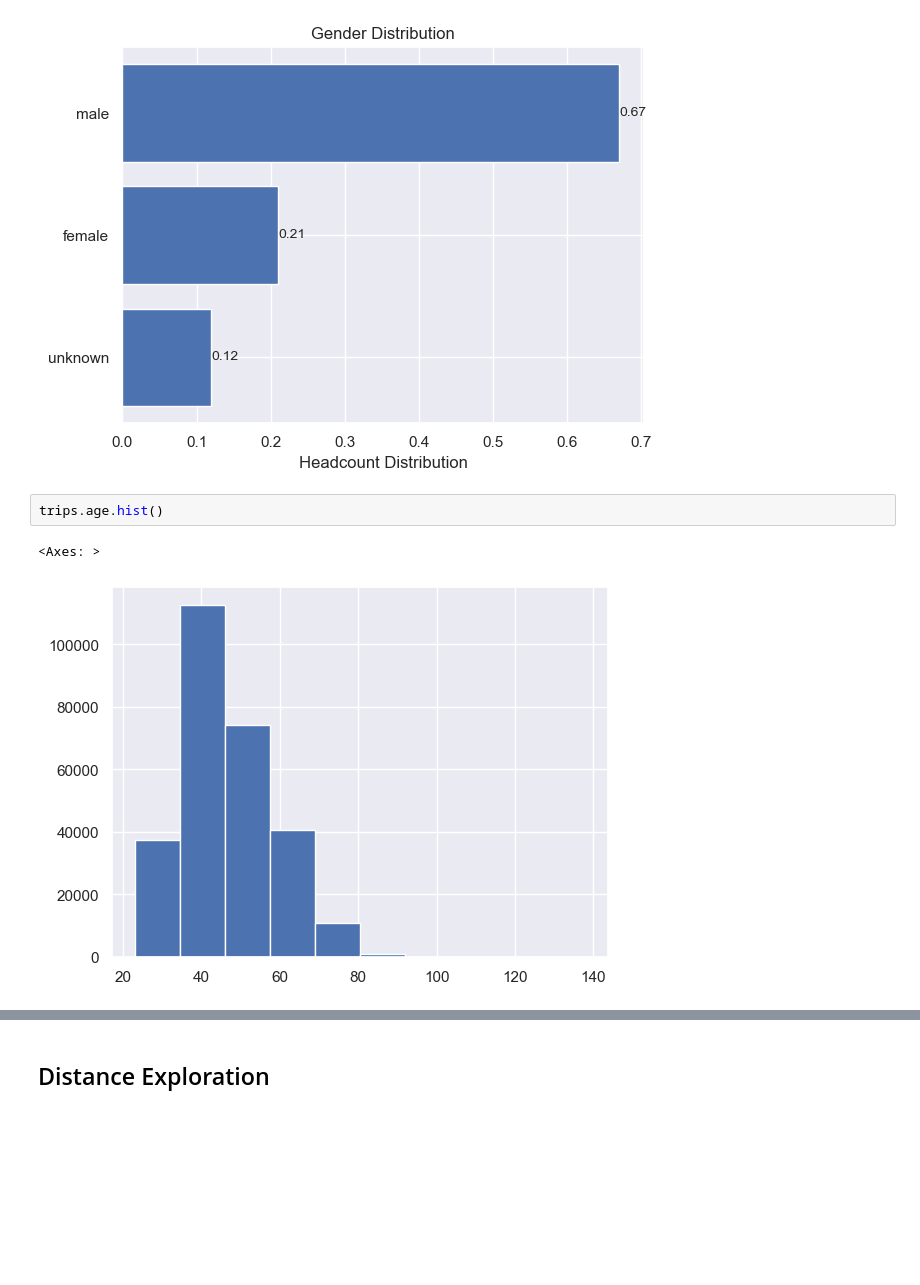
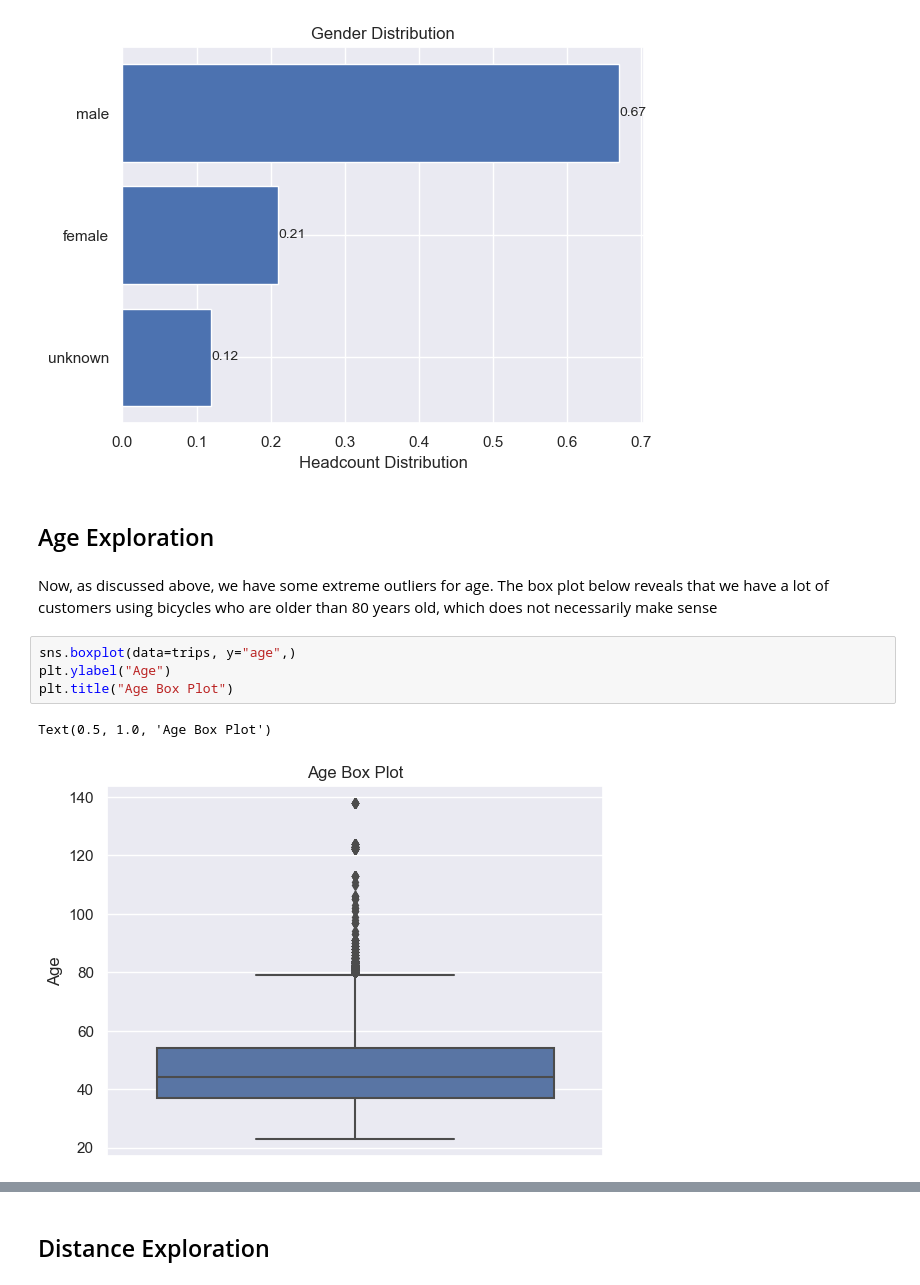
Before and after one commit to scunden/citi-bike, a Jupyter notebook: 1. Detection of potential outliers and anomalies for Citibike usage.ipynb, the cells around one changed output, grey strips where cells are left out. Drawn from its saved outputs; the diff is of its cells as text; blank space fills up the shorter version.

```diff
--- a/1. Detection of potential outliers and anomalies for Citibike usage.ipynb
+++ b/1. Detection of potential outliers and anomalies for Citibike usage.ipynb
@@ -99,8 +99,14 @@ labels = ax.bar_label(ax.containers[0], fontsize=10)
 fig.tight_layout()
 # %% [output]
 [figure]
-# %%
-trips.age.hist()
-# %% [output]
-<Axes: >
-[figure, removed]
+# %% [markdown]
+## Age Exploration
+# %% [markdown]
+Now, as discussed above, we have some extreme outliers for age. The box plot below reveals that we have a lot of customers using bicycles who are older than 80 years old, which does not necessarily make sense
+# %%
+sns.boxplot(data=trips, y="age",)
+plt.ylabel("Age")
+plt.title("Age Box Plot")
+# %% [output]
+Text(0.5, 1.0, 'Age Box Plot')
+[figure, added]
```
Also changed, not shown: parts of 7 cells of this notebook, 3 other files.
